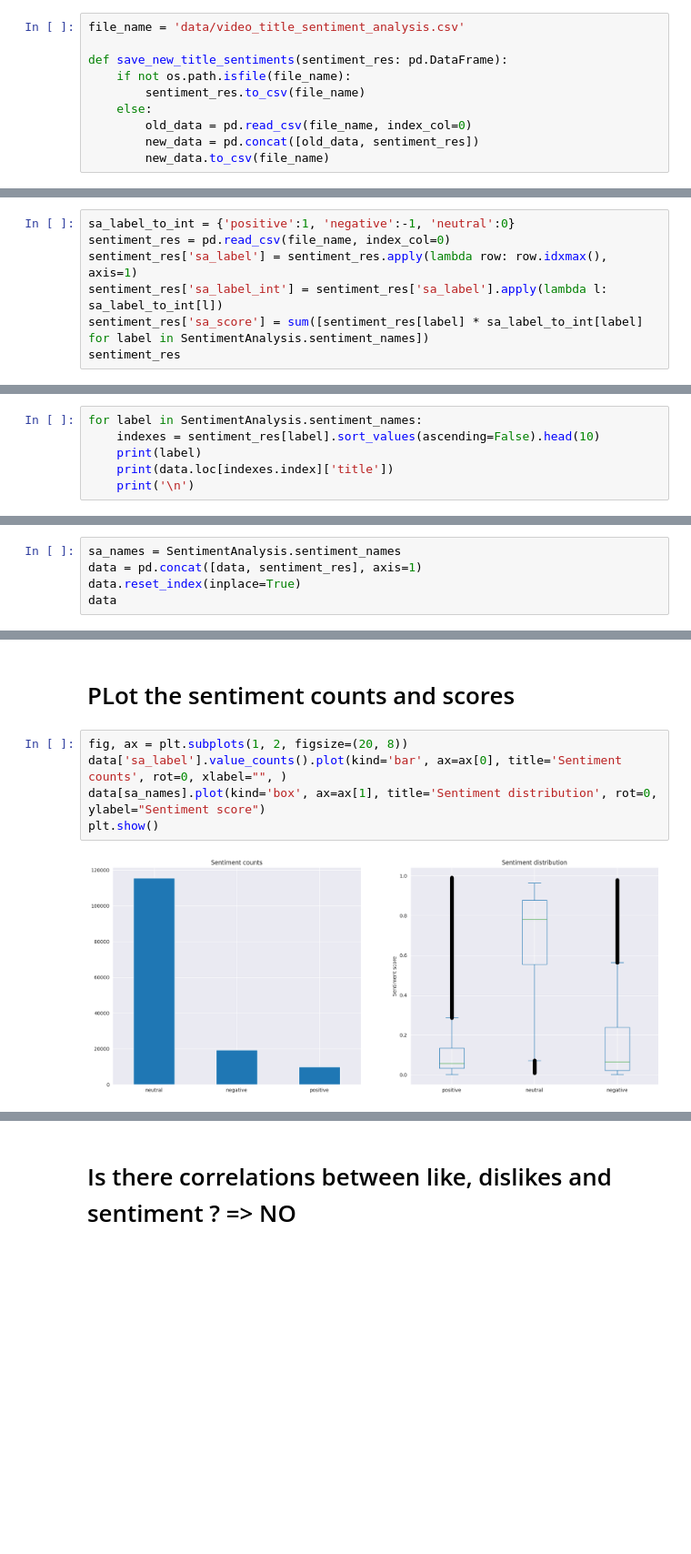
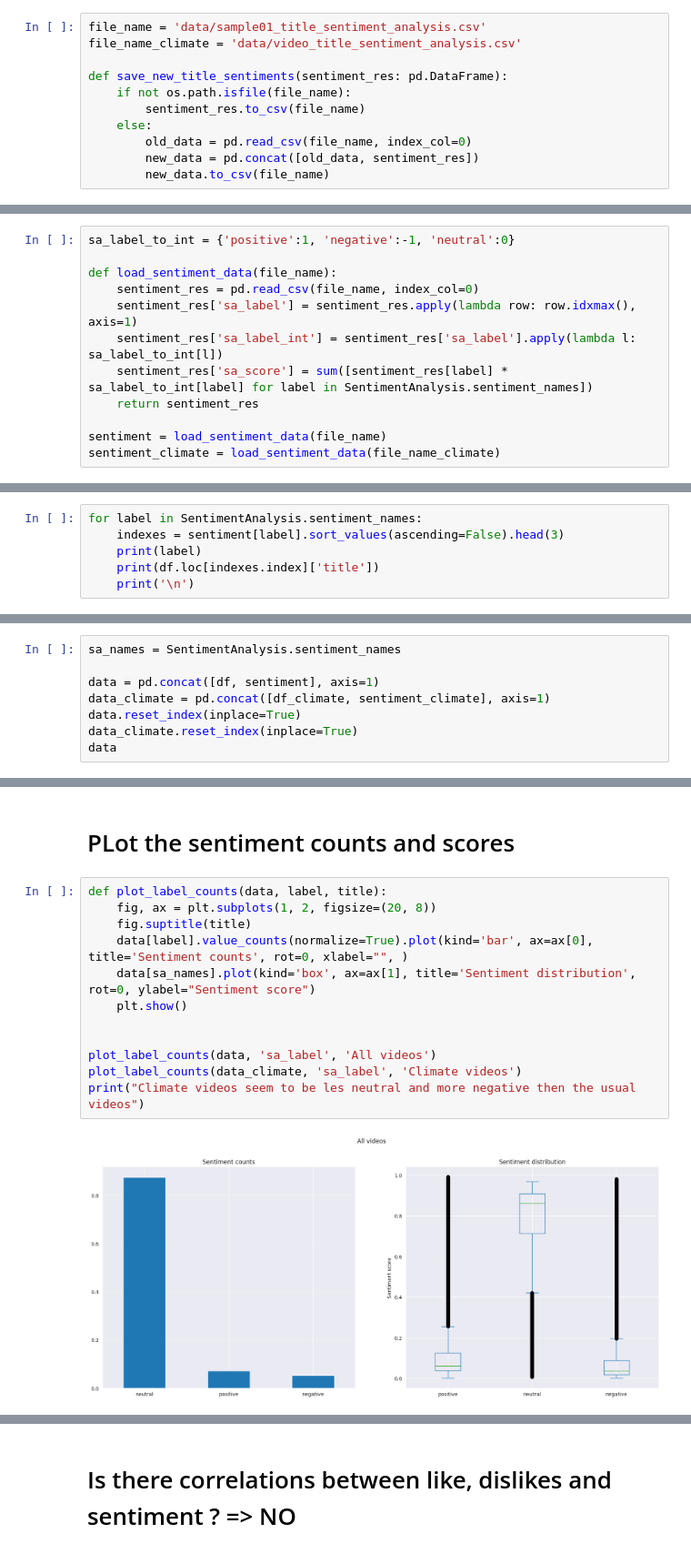
Before and after one commit to agatha-duzan/ada-2023-project-fadamily, a Jupyter notebook: sentiment_analysis.ipynb, the cells around one changed output, grey strips where cells are left out. Shown at 91% size. Drawn from its saved outputs; the diff is of its cells as text; blank space fills up the shorter version.

Commit message:
sentiment analysis continued

```diff
--- a/sentiment_analysis.ipynb
+++ b/sentiment_analysis.ipynb
@@ -15,5 +18,6 @@ titles = data['title'] # .iloc[:3000]
 # %%
-file_name = 'data/video_title_sentiment_analysis.csv'
+file_name = 'data/sample01_title_sentiment_analysis.csv'
+file_name_climate = 'data/video_title_sentiment_analysis.csv'
 
 def save_new_title_sentiments(sentiment_res: pd.DataFrame):
     if not os.path.isfile(file_name):
@@ -39,8 +43,13 @@ def save_new_title_sentiments(sentiment_res: pd.DataFrame):
 # Create new sentiment results
 # %%
 sa_label_to_int = {'positive':1, 'negative':-1, 'neutral':0}
-sentiment_res = pd.read_csv(file_name, index_col=0)
-sentiment_res['sa_label'] = sentiment_res.apply(lambda row: row.idxmax(), axis=1)
-sentiment_res['sa_label_int'] = sentiment_res['sa_label'].apply(lambda l: sa_label_to_int[l])
-sentiment_res['sa_score'] = sum([sentiment_res[label] * sa_label_to_int[label] for label in SentimentAnalysis.sentiment_names])
-sentiment_res
+
+def load_sentiment_data(file_name):
+    sentiment_res = pd.read_csv(file_name, index_col=0)
+    sentiment_res['sa_label'] = sentiment_res.apply(lambda row: row.idxmax(), axis=1)
+    sentiment_res['sa_label_int'] = sentiment_res['sa_label'].apply(lambda l: sa_label_to_int[l])
+    sentiment_res['sa_score'] = sum([sentiment_res[label] * sa_label_to_int[label] for label in SentimentAnalysis.sentiment_names])
+    return sentiment_res
+
+sentiment = load_sentiment_data(file_name)
+sentiment_climate = load_sentiment_data(file_name_climate)
@@ -63,9 +57,9 @@ sentiment_res
 # Sanity check
 # %%
 for label in SentimentAnalysis.sentiment_names:
-    indexes = sentiment_res[label].sort_values(ascending=False).head(10)
+    indexes = sentiment[label].sort_values(ascending=False).head(3)
     print(label)
-    print(data.loc[indexes.index]['title'])
+    print(df.loc[indexes.index]['title'])
     print('\n')
 # %% [output]
 positive
@@ -88,7 +82,10 @@ Name: title, dtype: object
 # %%
 sa_names = SentimentAnalysis.sentiment_names
-data = pd.concat([data, sentiment_res], axis=1)
+
+data = pd.concat([df, sentiment], axis=1)
+data_climate = pd.concat([df_climate, sentiment_climate], axis=1)
 data.reset_index(inplace=True)
+data_climate.reset_index(inplace=True)
 data
 # %% [output]
 |  | display_id | categories | channel_id | crawl_date | description | dislike_count | duration | like_count | ... |
@@ -109,9 +106,16 @@ data
 # %% [markdown]
 # PLot the sentiment counts and scores
 # %%
-fig, ax = plt.subplots(1, 2, figsize=(20, 8))
-data['sa_label'].value_counts().plot(kind='bar', ax=ax[0], title='Sentiment counts', rot=0, xlabel="", )
-data[sa_names].plot(kind='box', ax=ax[1], title='Sentiment distribution', rot=0, ylabel="Sentiment score")
-plt.show()
+def plot_label_counts(data, label, title):
+    fig, ax = plt.subplots(1, 2, figsize=(20, 8))
+    fig.suptitle(title)
+    data[label].value_counts(normalize=True).plot(kind='bar', ax=ax[0], title='Sentiment counts', rot=0, xlabel="", )
+    data[sa_names].plot(kind='box', ax=ax[1], title='Sentiment distribution', rot=0, ylabel="Sentiment score")
+    plt.show()
+
+
+plot_label_counts(data, 'sa_label', 'All videos')
+plot_label_counts(data_climate, 'sa_label', 'Climate videos')
+print("Climate videos seem to be les neutral and more negative then the usual videos")
 # %% [output]
-[figure, old version]
+[figure, new version]
```
Also changed, not shown: parts of 11 cells of this notebook, 1 other file.
